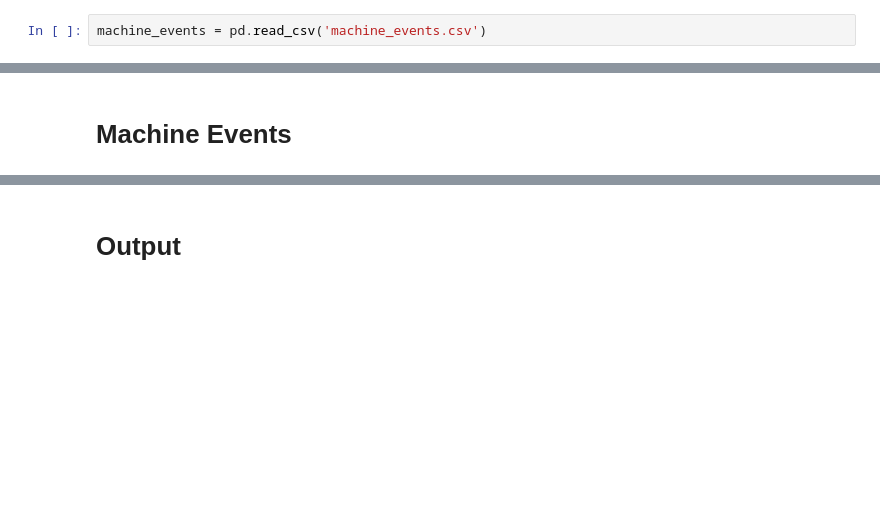
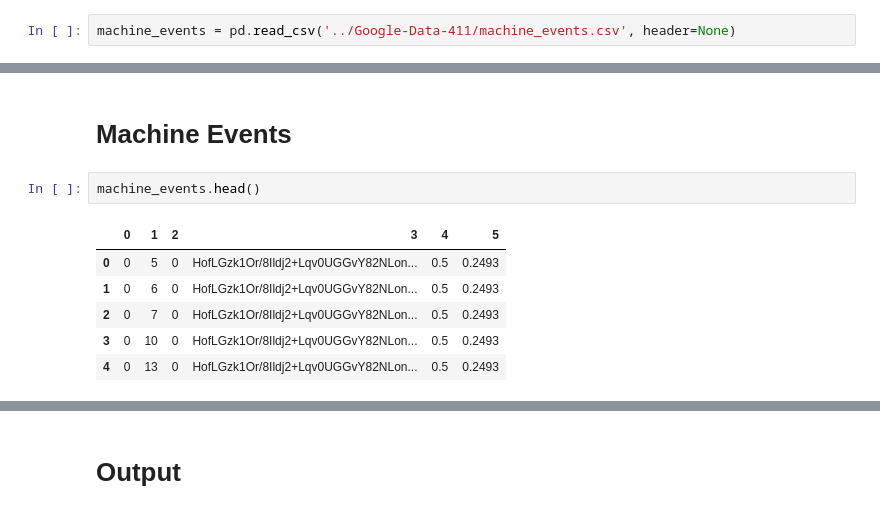
Before and after one commit to davej23/scc411-project, a Jupyter notebook: pre-processing.ipynb, the cells around one changed output, grey strips where cells are left out. Cells and saved outputs as stored; diff of their text form; blank space fills up the shorter version.

```diff
--- a/pre-processing.ipynb
+++ b/pre-processing.ipynb
@@ -46,7 +46,7 @@ task_usage = pd.concat(task_usage)
 
 os.chdir('../pre-processing') # move back to working directory
 # %%
-machine_events = pd.read_csv('machine_events.csv')
+machine_events = pd.read_csv('../Google-Data-411/machine_events.csv', header=None)
 # %%
 #
 # Output size of these dataframes
@@ -252,4 +252,13 @@ print('# Unique pairs using pandas function ', len(task_usage[['jobID', 'taskInd
 # Unique pairs using pandas function  301578
 # %% [markdown]
 # Machine Events
+# %%
+machine_events.head()
+# %% [output]
+|  | 0 | 1 | 2 | 3 | 4 | 5 |
+| 0 | 0 | 5 | 0 | HofLGzk1Or/8Ildj2+Lqv0UGGvY82NLon... | 0.5 | 0.2493 |
+| 1 | 0 | 6 | 0 | HofLGzk1Or/8Ildj2+Lqv0UGGvY82NLon... | 0.5 | 0.2493 |
+| 2 | 0 | 7 | 0 | HofLGzk1Or/8Ildj2+Lqv0UGGvY82NLon... | 0.5 | 0.2493 |
+| 3 | 0 | 10 | 0 | HofLGzk1Or/8Ildj2+Lqv0UGGvY82NLon... | 0.5 | 0.2493 |
+| 4 | 0 | 13 | 0 | HofLGzk1Or/8Ildj2+Lqv0UGGvY82NLon... | 0.5 | 0.2493 |
 # %%
```
Also changed, not shown: parts of 5 cells of this notebook.
